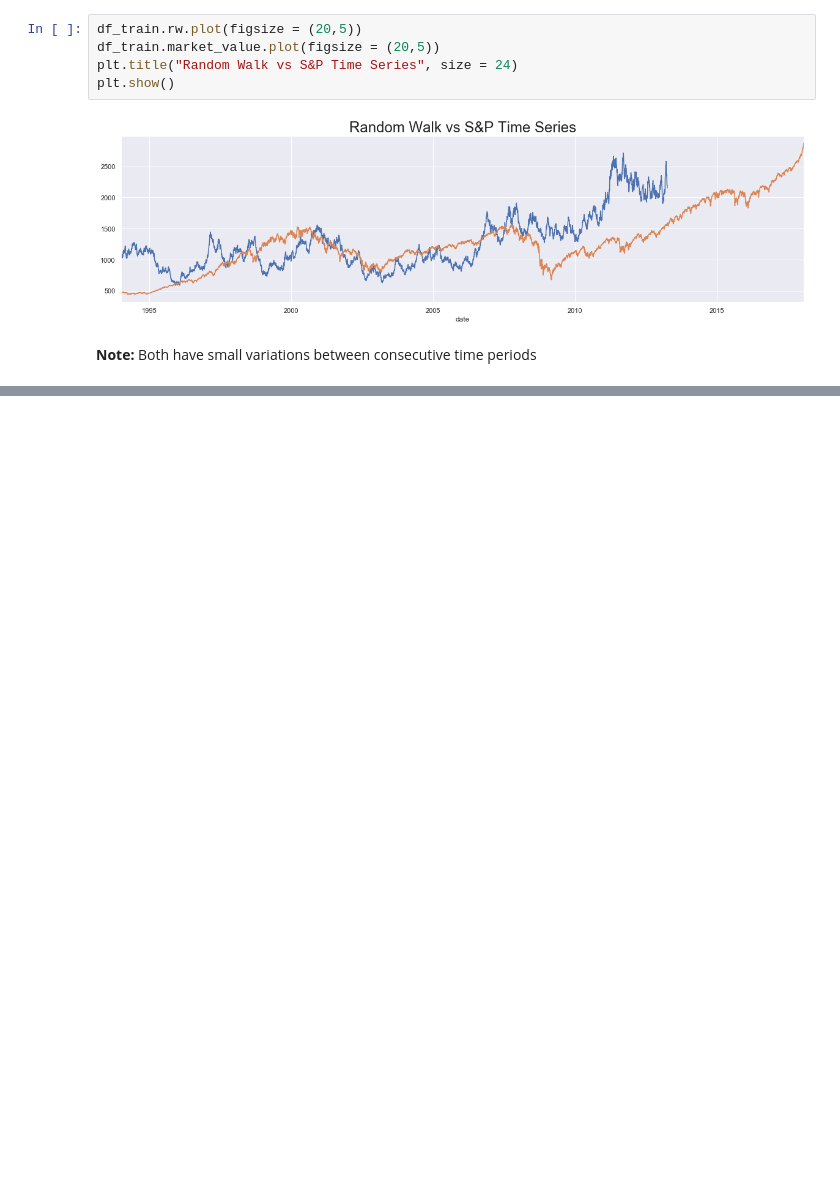
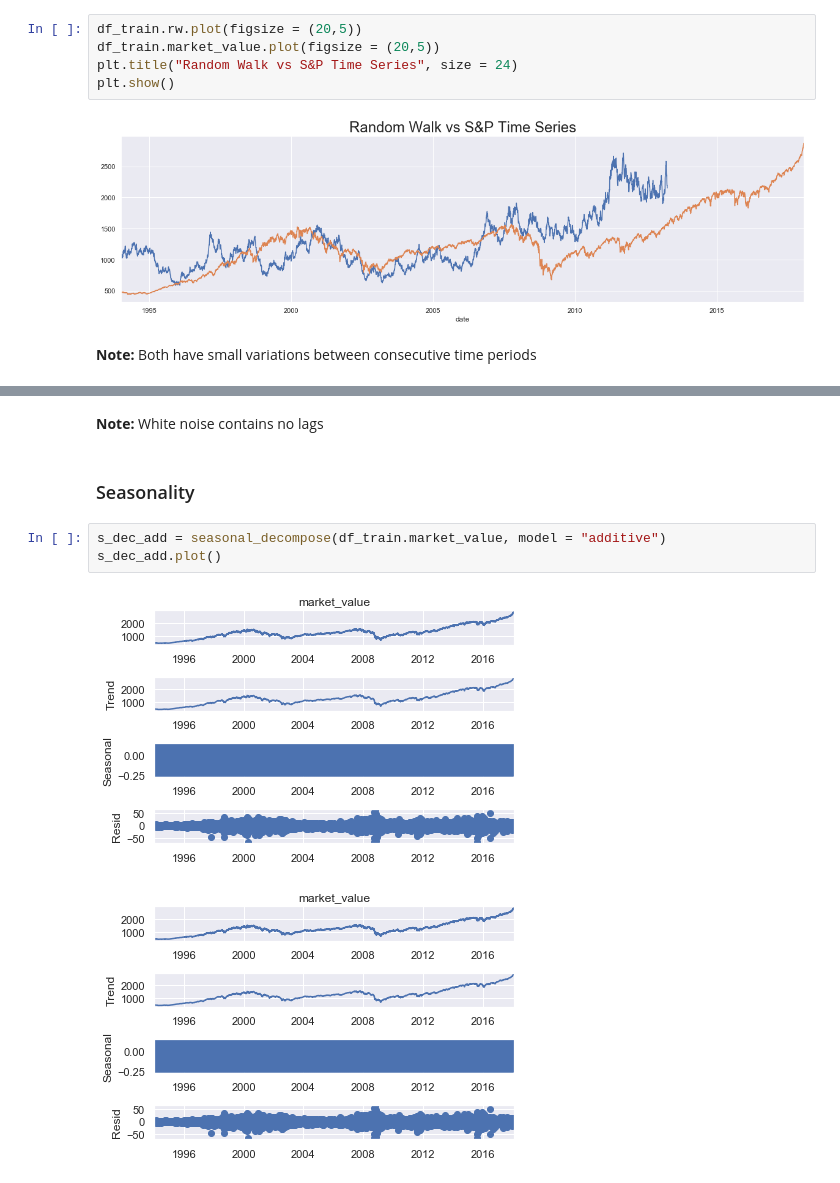
Before and after one commit to dinaabdulrasoul/Time-Series-Analysis-with-Python, a Jupyter notebook: time_series_analysis.ipynb, the cells around one changed output, grey strips where cells are left out. Saved outputs shown, nothing was run; the diff lists cells and outputs as text; blank space fills up the shorter version.

```diff
--- a/time_series_analysis.ipynb
+++ b/time_series_analysis.ipynb
@@ -376,0 +409,10 @@ plt.show()
+# %% [markdown]
+**Note:** White noise contains no lags
+# %% [markdown]
+### Seasonality
+# %%
+s_dec_add = seasonal_decompose(df_train.market_value, model = "additive")
+s_dec_add.plot()
+# %% [output]
+[figure, added]
+[figure, added]
```
Also changed, not shown: parts of 12 cells of this notebook.
